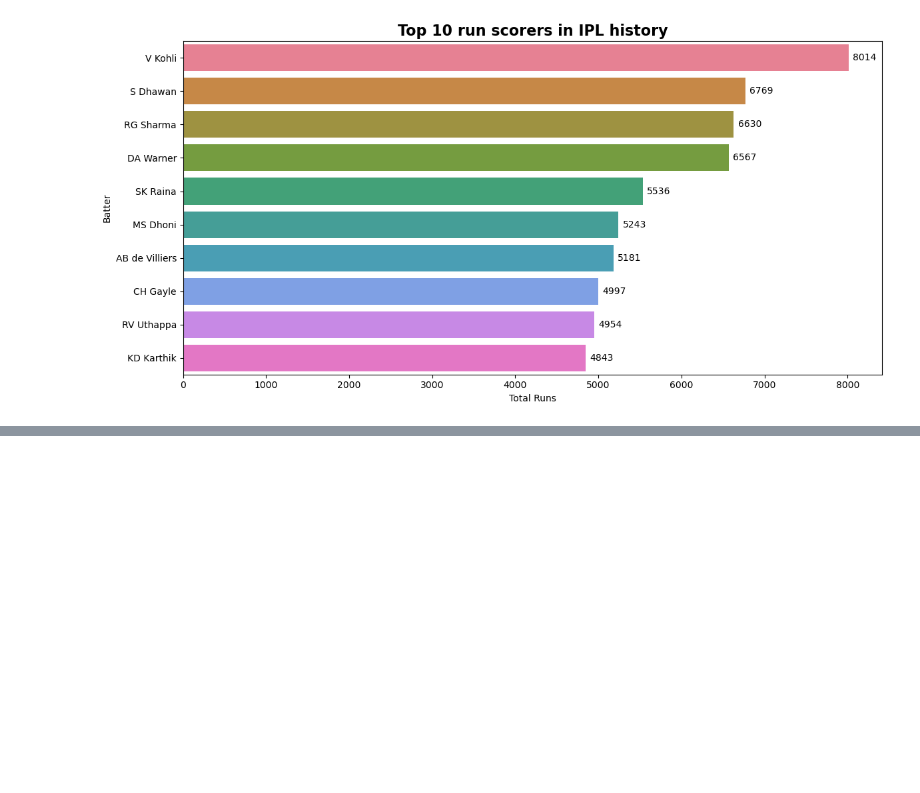
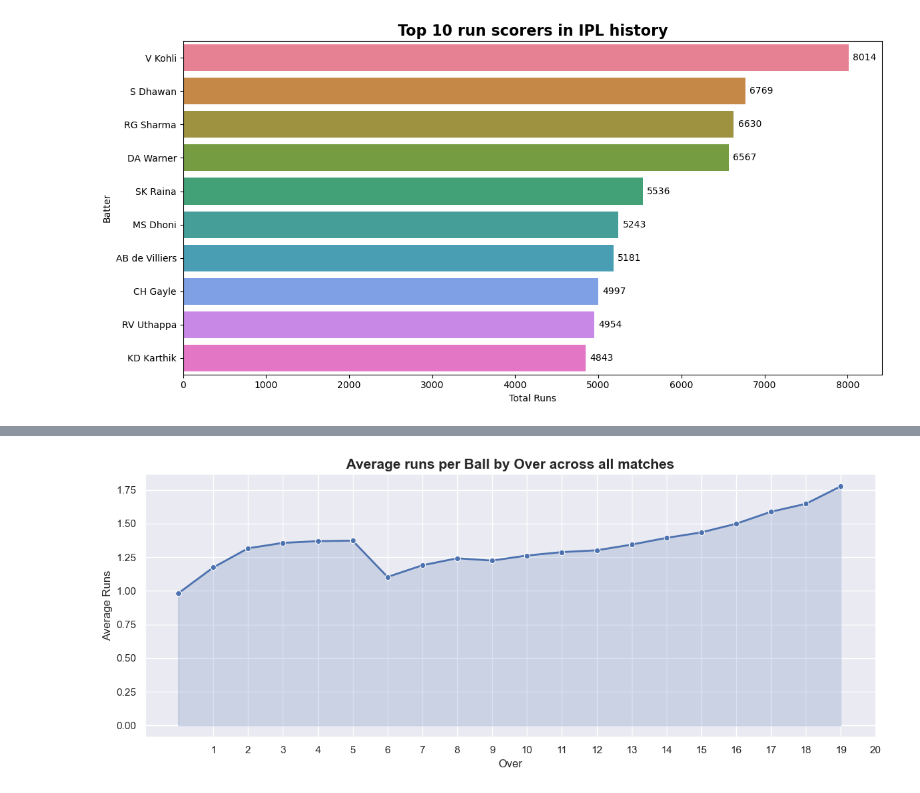
Before and after one commit to SahilInstinct/ipl-cricket-eda, a Jupyter notebook: notebooks/ipl_analysis.ipynb, the cells around one changed output, grey strips where cells are left out. Saved outputs shown, nothing was run; the diff lists cells and outputs as text; code cells hidden in the pictures; blank space fills up the shorter version.

```diff
--- a/notebooks/ipl_analysis.ipynb
+++ b/notebooks/ipl_analysis.ipynb
@@ -275,0 +302,18 @@ plt.show()
+# %%
+# --------- Average runs per ball by over --------------
+over_runs = (deliveries.groupby('over')['total_runs']
+        .mean()
+        .reset_index()
+        .rename(columns={'total_runs':'avg_run'}))
+
+plt.figure(figsize=(12,5))
+sns.lineplot(data=over_runs,x='over',y='avg_run',marker ='o',color='#4C72B0',linewidth=2)
+plt.fill_between(over_runs['over'],over_runs['avg_run'],alpha=0.2, color = '#4C72B0')
+plt.title('Average runs per Ball by Over across all matches', fontsize=15,fontweight='bold')
+plt.xlabel('Over')
+plt.ylabel('Average Runs')
+plt.xticks(range(1,21))
+plt.tight_layout()
+plt.show()
+# %% [output]
+[figure, added]
```
Also changed, not shown: parts of 2 cells of this notebook.
